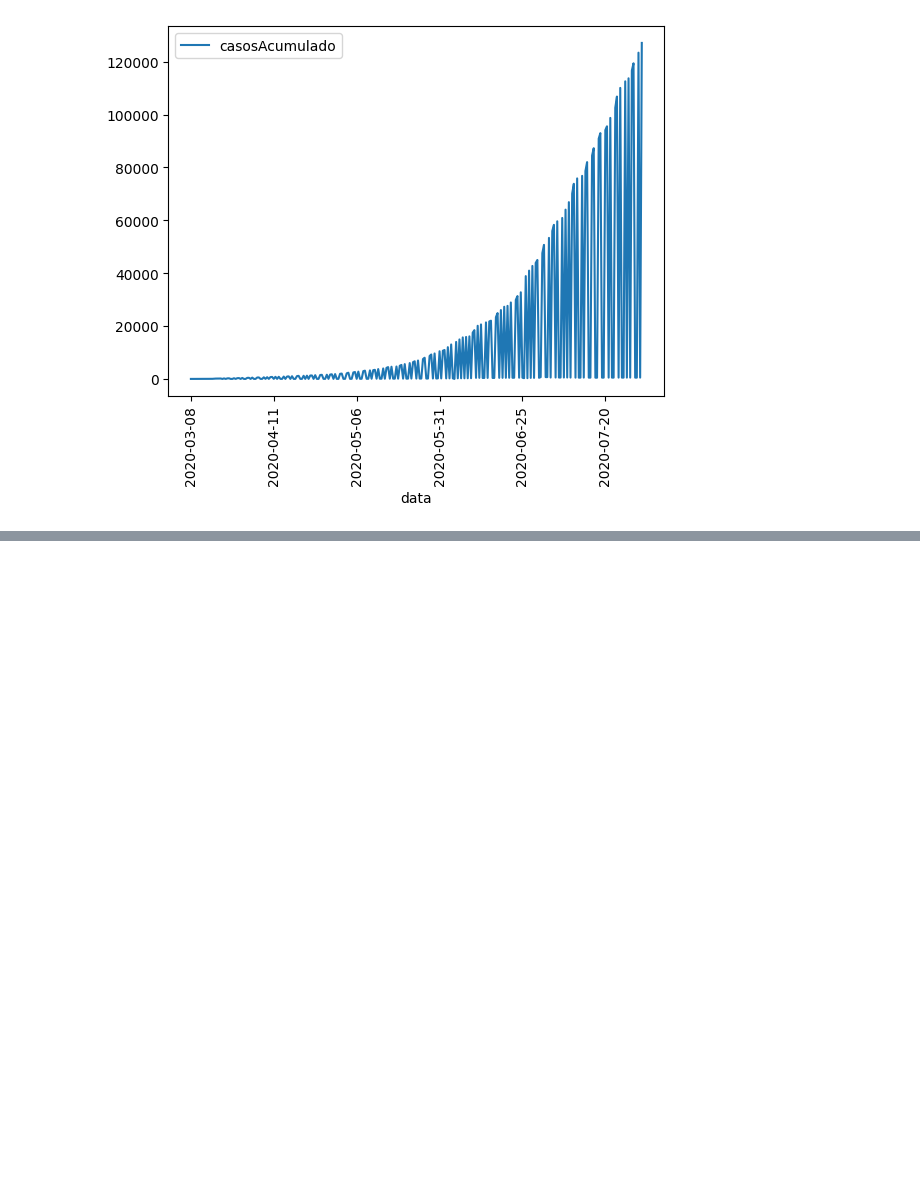
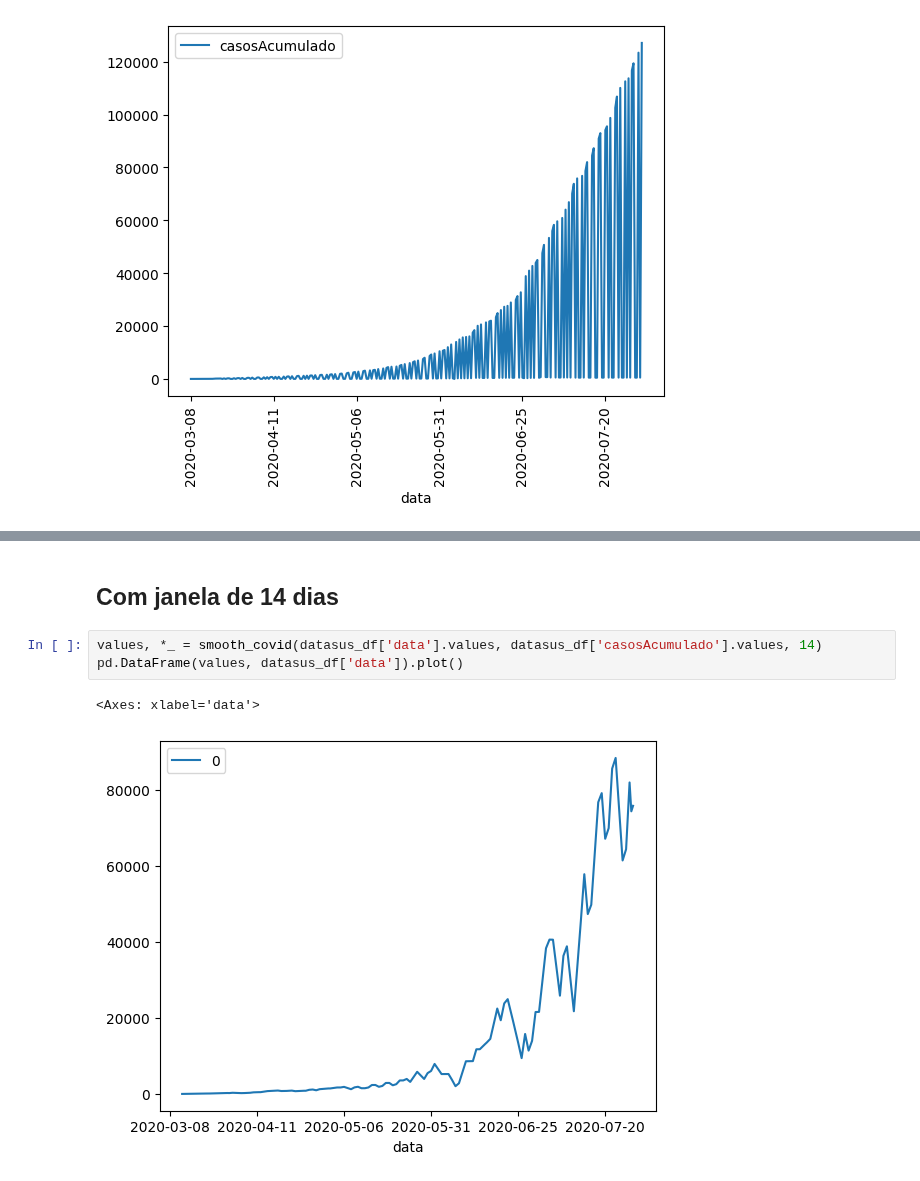
Before and after one commit to carloszan/covid, a Jupyter notebook: analises/comparacao-dataset.ipynb, the cells around one changed output, grey strips where cells are left out. Drawn from its saved outputs; the diff is of its cells as text; blank space fills up the shorter version.

```diff
--- a/analises/comparacao-dataset.ipynb
+++ b/analises/comparacao-dataset.ipynb
@@ -99,3 +111,11 @@ pd.DataFrame(velhos, datasus_df['data']).plot()
 # %% [output]
 <Axes: xlabel='data'>
 [figure]
+# %% [markdown]
+## Com janela de 14 dias
+# %%
+values, *_ = smooth_covid(datasus_df['data'].values, datasus_df['casosAcumulado'].values, 14)
+pd.DataFrame(values, datasus_df['data']).plot()
+# %% [output]
+<Axes: xlabel='data'>
+[figure, added]
```
Also changed, not shown: parts of 11 cells of this notebook.
